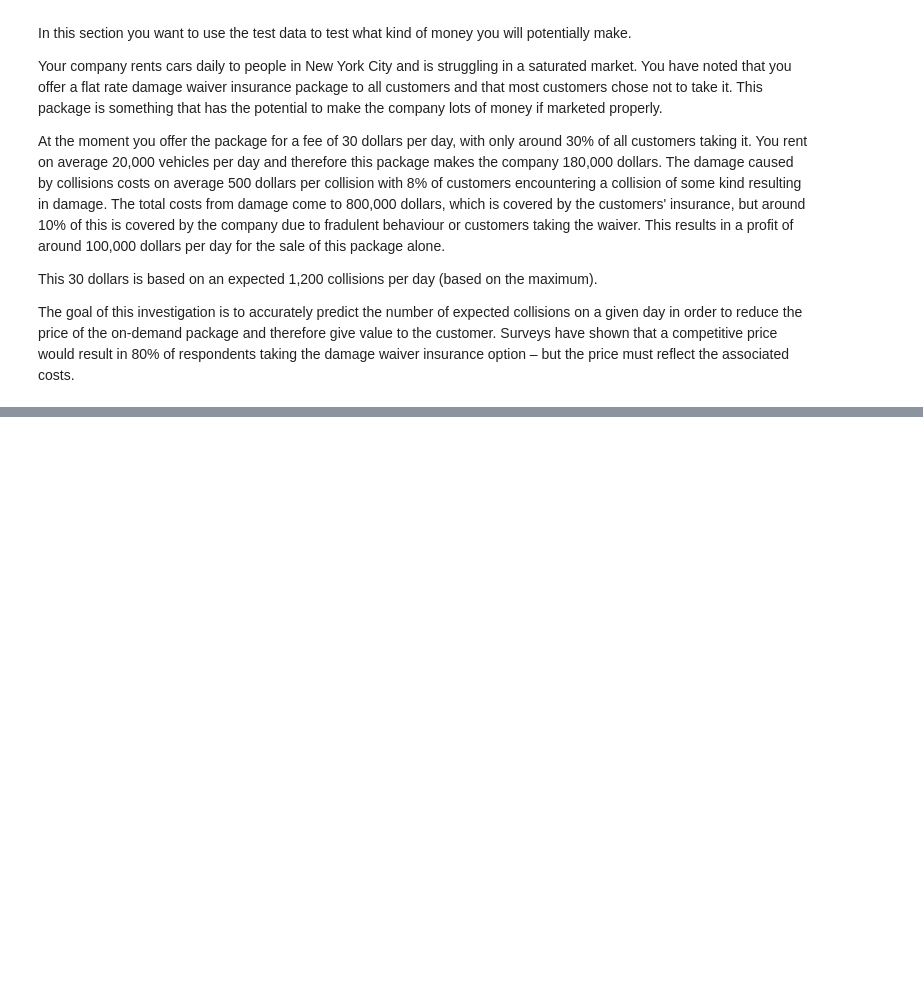
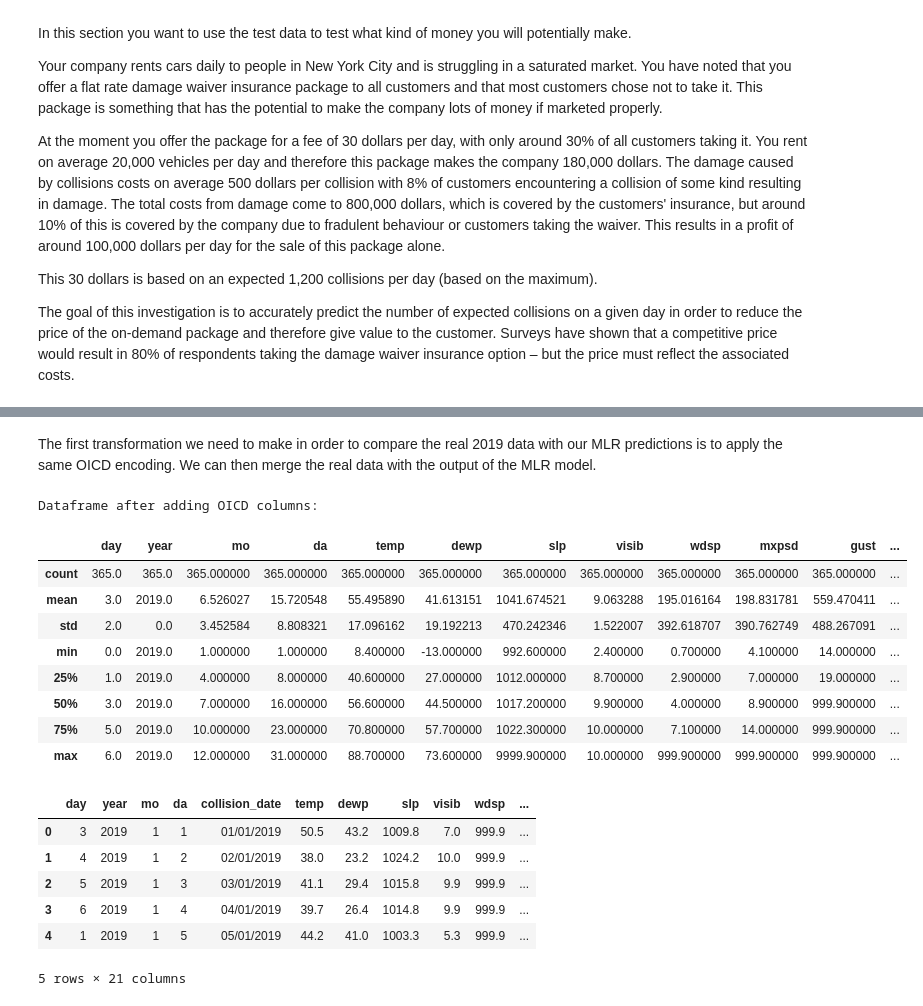
Before and after one commit to buchananwill/JupyterNotebookLBD, a Jupyter notebook: scientificProject/notebooks/Colab_notebook_template.ipynb, the cells around one changed output, grey strips where cells are left out. Cells and saved outputs as stored; diff of their text form; code cells hidden in the pictures; blank space fills up the shorter version.

```diff
--- a/scientificProject/notebooks/Colab_notebook_template.ipynb
+++ b/scientificProject/notebooks/Colab_notebook_template.ipynb
@@ -1087,0 +1146,37 @@ df_2019_test_data.head()
+# %% [markdown]
+The first transformation we need to make in order to compare the real 2019 data with our MLR predictions is to apply the same OICD encoding. We can then merge the real data with the output of the MLR model.
+# %%
+
+# Re-order the day_nums so the correlation is stronger
+df_2019_test_data['day'] = (df_2019_test_data['day'] + 1) % 7 # % 7 already moves Sunday to zero-indexed 0, so adding 1 also moves Saturday.
+df_2019_test_data.loc[df_2019_test_data['day'] < 2, 'day'] = 1 - df_2019_test_data['day'] # Swap Saturday and Sunday because the linear experience of time is arbitrary.
+
+# Group by 'year' and calculate the median of 'NUM_COLLISIONS', then subtract it. This allows us to effectively eliminate the correlation to year, controlling for the unknown number of total journeys which is likely to be the causative externality.
+df_2019_test_data[MED_RES] = df_2019_test_data[N_COLS] - df_2019_test_data.groupby('year')[N_COLS].transform('median')
+
+
+df_2019_test_data[OICD] = df_2019_test_data.apply(lambda row: convert_date_to_one_indexed_cycle_day_grouped_by_day_of_week(row['year'], row['mo'], row['da'], row['day']), axis=1)
+
+df_2019_test_data[OICD_YEAR_DAY] = df_2019_test_data.apply(lambda row: convert_date_to_one_indexed_cycle_day_grouped_by_day_of_year(row['year'], row['mo'], row['da'], row['day']), axis=1)
+
+print('Dataframe after adding OICD columns:')
+display(df_2019_test_data.describe())
+df_2019_test_data.head()
+# %% [output]
+Dataframe after adding OICD columns:
+|  | day | year | mo | da | temp | dewp | slp | visib | wdsp | mxpsd | gust | ... |
+| count | 365.0 | 365.0 | 365.000000 | 365.000000 | 365.000000 | 365.000000 | 365.000000 | 365.000000 | 365.000000 | 365.000000 | 365.000000 | ... |
+| mean | 3.0 | 2019.0 | 6.526027 | 15.720548 | 55.495890 | 41.613151 | 1041.674521 | 9.063288 | 195.016164 | 198.831781 | 559.470411 | ... |
+| std | 2.0 | 0.0 | 3.452584 | 8.808321 | 17.096162 | 19.192213 | 470.242346 | 1.522007 | 392.618707 | 390.762749 | 488.267091 | ... |
+| min | 0.0 | 2019.0 | 1.000000 | 1.000000 | 8.400000 | -13.000000 | 992.600000 | 2.400000 | 0.700000 | 4.100000 | 14.000000 | ... |
+| 25% | 1.0 | 2019.0 | 4.000000 | 8.000000 | 40.600000 | 27.000000 | 1012.000000 | 8.700000 | 2.900000 | 7.000000 | 19.000000 | ... |
+| 50% | 3.0 | 2019.0 | 7.000000 | 16.000000 | 56.600000 | 44.500000 | 1017.200000 | 9.900000 | 4.000000 | 8.900000 | 999.900000 | ... |
+| 75% | 5.0 | 2019.0 | 10.000000 | 23.000000 | 70.800000 | 57.700000 | 1022.300000 | 10.000000 | 7.100000 | 14.000000 | 999.900000 | ... |
+| max | 6.0 | 2019.0 | 12.000000 | 31.000000 | 88.700000 | 73.600000 | 9999.900000 | 10.000000 | 999.900000 | 999.900000 | 999.900000 | ... |
+|  | day | year | mo | da | collision_date | temp | dewp | slp | visib | wdsp | ... |
+| 0 | 3 | 2019 | 1 | 1 | 01/01/2019 | 50.5 | 43.2 | 1009.8 | 7.0 | 999.9 | ... |
+| 1 | 4 | 2019 | 1 | 2 | 02/01/2019 | 38.0 | 23.2 | 1024.2 | 10.0 | 999.9 | ... |
+| 2 | 5 | 2019 | 1 | 3 | 03/01/2019 | 41.1 | 29.4 | 1015.8 | 9.9 | 999.9 | ... |
+| 3 | 6 | 2019 | 1 | 4 | 04/01/2019 | 39.7 | 26.4 | 1014.8 | 9.9 | 999.9 | ... |
+| 4 | 1 | 2019 | 1 | 5 | 05/01/2019 | 44.2 | 41.0 | 1003.3 | 5.3 | 999.9 | ... |
+5 rows × 21 columns
```
Also changed, not shown: parts of 16 cells of this notebook.
